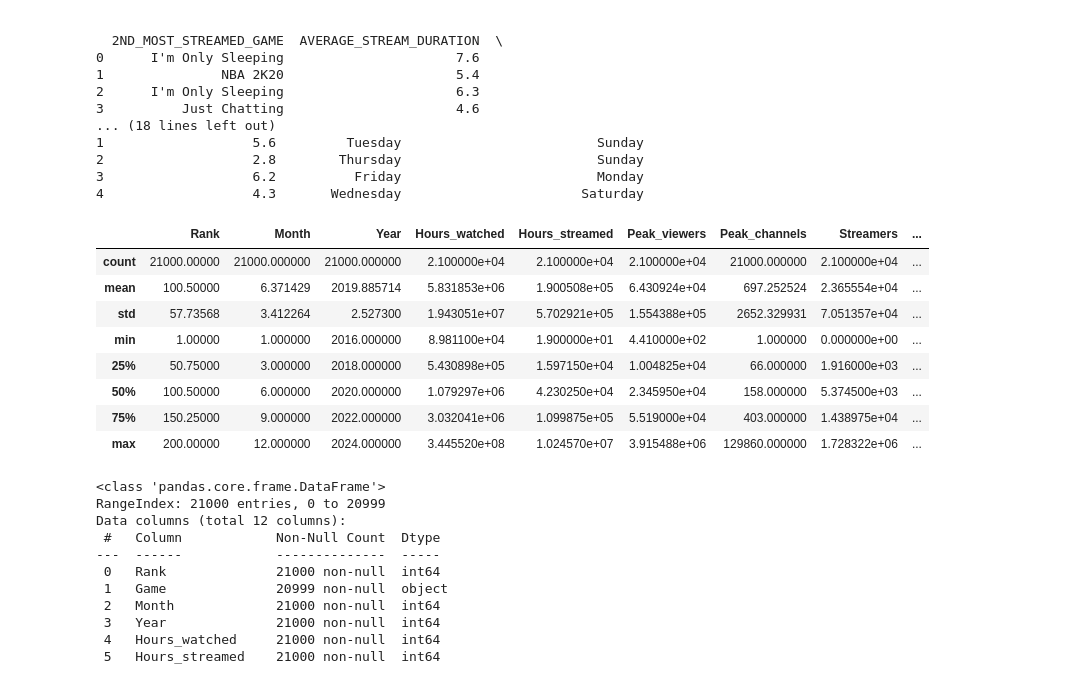
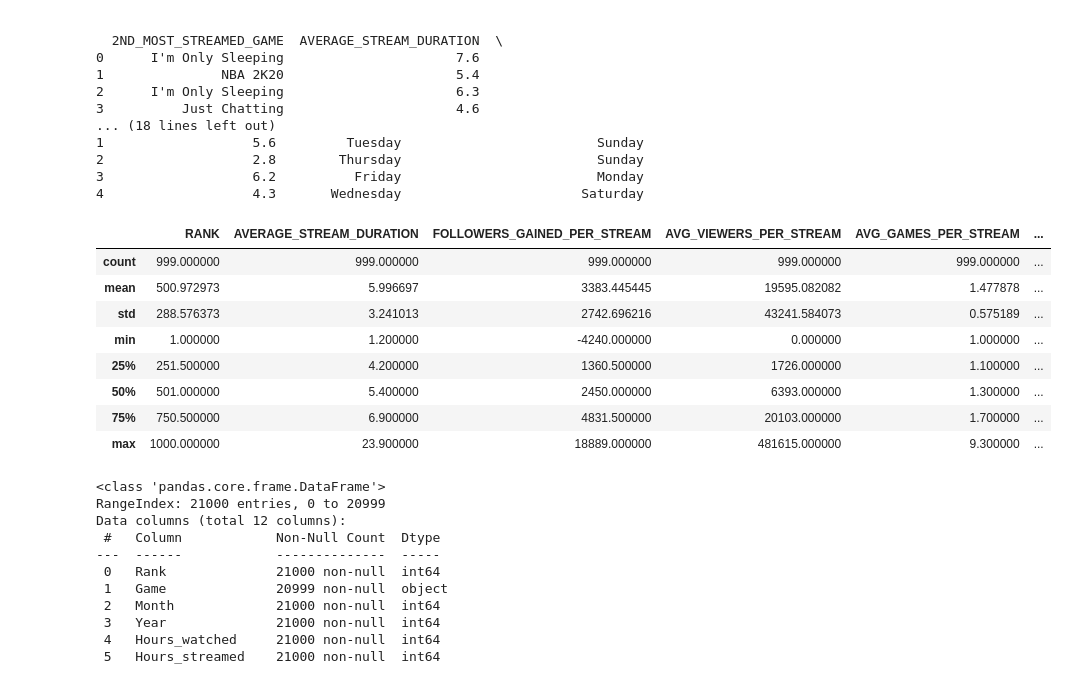
Before and after one commit to viki0401/GAME_GRID_project, a Jupyter notebook: notebooks/twitch_url.ipynb, the cells around one changed output. Drawn from its saved outputs; the diff is of its cells as text; code cells hidden in the pictures.

```diff
--- a/notebooks/twitch_url.ipynb
+++ b/notebooks/twitch_url.ipynb
@@ -39,17 +37,17 @@ print(df_new.head())
 3                   6.2          Friday                         Monday
 4                   4.3       Wednesday                       Saturday
 # %%
-df.describe()
+df_new.describe()
 # %% [output]
-|  | Rank | Month | Year | Hours_watched | Hours_streamed | Peak_viewers | Peak_channels | Streamers | ... |
-| count | 21000.00000 | 21000.000000 | 21000.000000 | 2.100000e+04 | 2.100000e+04 | 2.100000e+04 | 21000.000000 | 2.100000e+04 | ... |
-| mean | 100.50000 | 6.371429 | 2019.885714 | 5.831853e+06 | 1.900508e+05 | 6.430924e+04 | 697.252524 | 2.365554e+04 | ... |
-| std | 57.73568 | 3.412264 | 2.527300 | 1.943051e+07 | 5.702921e+05 | 1.554388e+05 | 2652.329931 | 7.051357e+04 | ... |
-| min | 1.00000 | 1.000000 | 2016.000000 | 8.981100e+04 | 1.900000e+01 | 4.410000e+02 | 1.000000 | 0.000000e+00 | ... |
-| 25% | 50.75000 | 3.000000 | 2018.000000 | 5.430898e+05 | 1.597150e+04 | 1.004825e+04 | 66.000000 | 1.916000e+03 | ... |
-| 50% | 100.50000 | 6.000000 | 2020.000000 | 1.079297e+06 | 4.230250e+04 | 2.345950e+04 | 158.000000 | 5.374500e+03 | ... |
-| 75% | 150.25000 | 9.000000 | 2022.000000 | 3.032041e+06 | 1.099875e+05 | 5.519000e+04 | 403.000000 | 1.438975e+04 | ... |
-| max | 200.00000 | 12.000000 | 2024.000000 | 3.445520e+08 | 1.024570e+07 | 3.915488e+06 | 129860.000000 | 1.728322e+06 | ... |
+|  | RANK | AVERAGE_STREAM_DURATION | FOLLOWERS_GAINED_PER_STREAM | AVG_VIEWERS_PER_STREAM | AVG_GAMES_PER_STREAM | ... |
+| count | 999.000000 | 999.000000 | 999.000000 | 999.000000 | 999.000000 | ... |
+| mean | 500.972973 | 5.996697 | 3383.445445 | 19595.082082 | 1.477878 | ... |
+| std | 288.576373 | 3.241013 | 2742.696216 | 43241.584073 | 0.575189 | ... |
+| min | 1.000000 | 1.200000 | -4240.000000 | 0.000000 | 1.000000 | ... |
+| 25% | 251.500000 | 4.200000 | 1360.500000 | 1726.000000 | 1.100000 | ... |
+| 50% | 501.000000 | 5.400000 | 2450.000000 | 6393.000000 | 1.300000 | ... |
+| 75% | 750.500000 | 6.900000 | 4831.500000 | 20103.000000 | 1.700000 | ... |
+| max | 1000.000000 | 23.900000 | 18889.000000 | 481615.000000 | 9.300000 | ... |
 # %%
 df.info()
 # %% [output]
```
Also changed, not shown: parts of 1 cell of this notebook, 3 other files.
